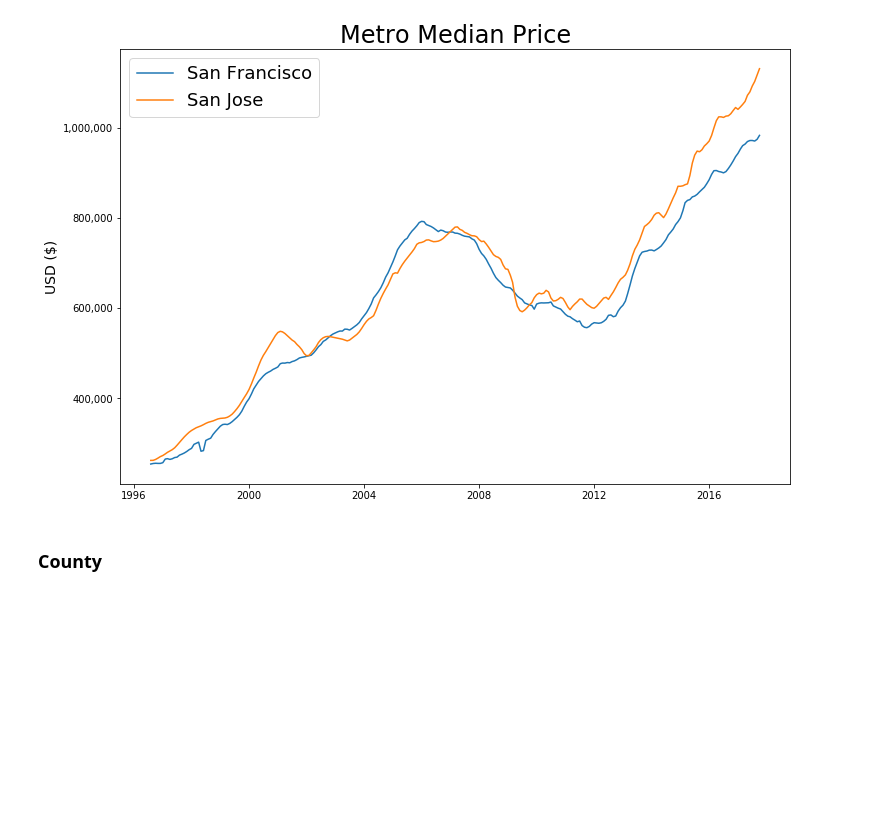
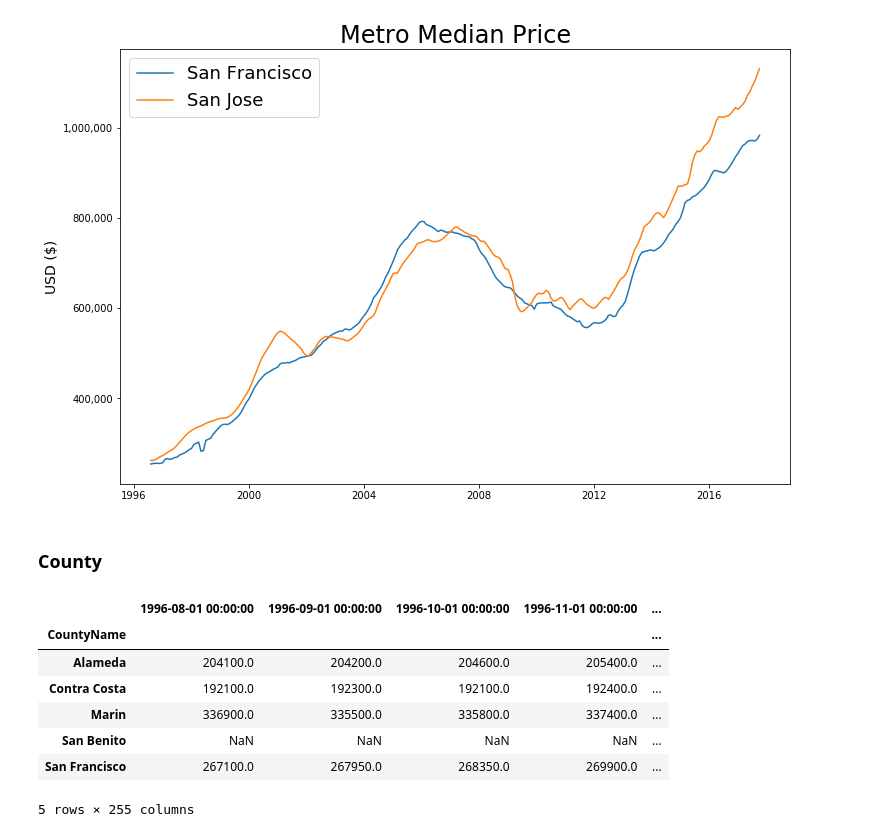
Before and after one commit to sharonsu94/real-estate-analysis, a Jupyter notebook: working.ipynb, the cells around one changed output. Saved outputs shown, nothing was run; the diff lists cells and outputs as text; code cells hidden in the pictures; blank space fills up the shorter version.

```diff
--- a/working.ipynb
+++ b/working.ipynb
@@ -48,6 +48,16 @@ plt.show()
 # %%
 df3 = df.groupby('CountyName').aggregate(np.median).iloc[:, df.columns.get_loc('1996-04'):]
 df3.columns = df3.columns.map(lambda x: dt.datetime.strptime(x, '%Y-%m'))
+df3.head()
+# %% [output]
+|  | 1996-08-01 00:00:00 | 1996-09-01 00:00:00 | 1996-10-01 00:00:00 | 1996-11-01 00:00:00 | ... |
+| CountyName |  |  |  |  | ... |
+| Alameda | 204100.0 | 204200.0 | 204600.0 | 205400.0 | ... |
+| Contra Costa | 192100.0 | 192300.0 | 192100.0 | 192400.0 | ... |
+| Marin | 336900.0 | 335500.0 | 335800.0 | 337400.0 | ... |
+| San Benito | NaN | NaN | NaN | NaN | ... |
+| San Francisco | 267100.0 | 267950.0 | 268350.0 | 269900.0 | ... |
+5 rows × 255 columns
 # %%
 plt.figure()
 ax = plt.subplot(111)
```
Also changed, not shown: parts of 1 cell of this notebook.
